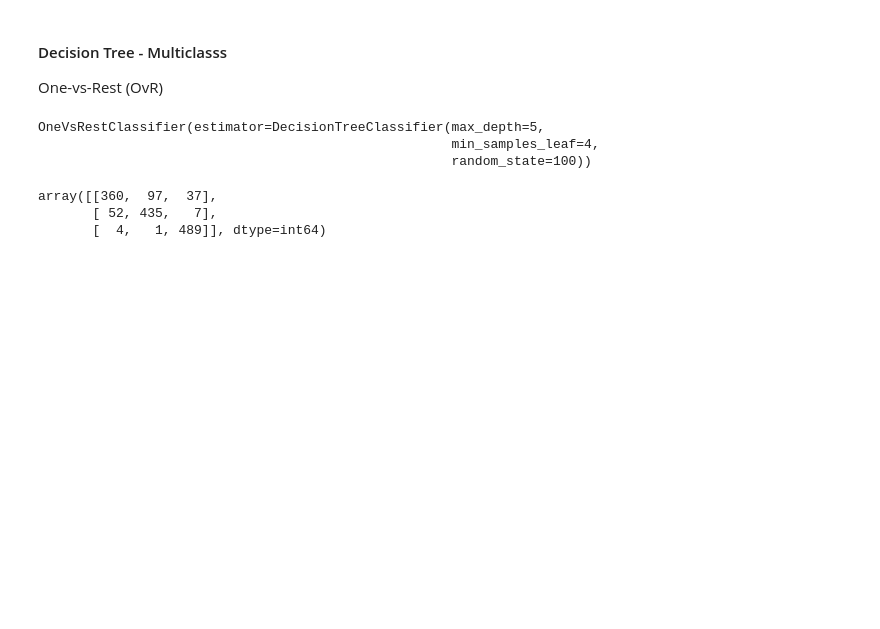
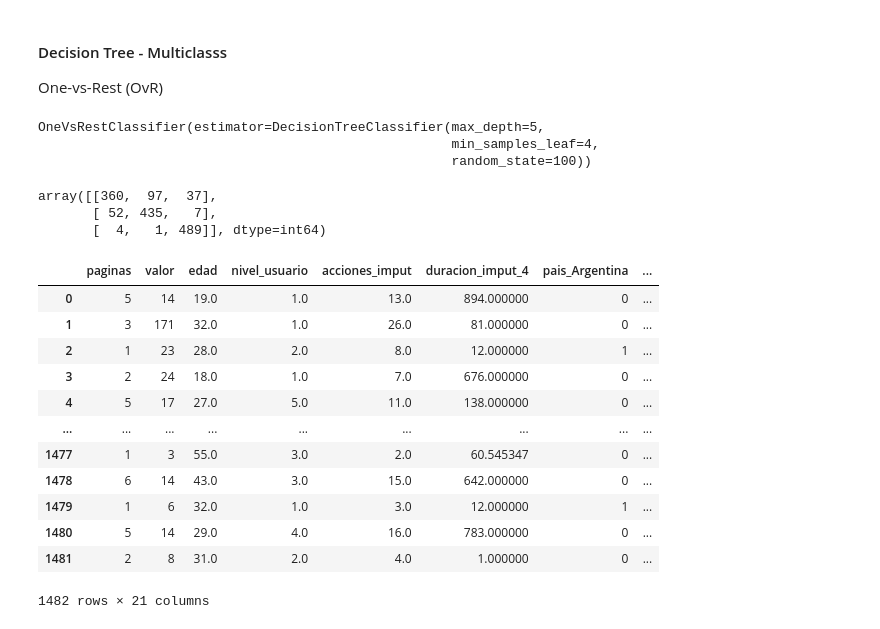
Before and after one commit to Lexar33/os-predict-app, a Jupyter notebook: notebooks/N2_BuildingScripts.ipynb, the cells around one changed output. Drawn from its saved outputs; the diff is of its cells as text; code cells hidden in the pictures; blank space fills up the shorter version.

```diff
--- a/notebooks/N2_BuildingScripts.ipynb
+++ b/notebooks/N2_BuildingScripts.ipynb
@@ -330,3 +330,19 @@ import pickle
 # Guardamos el modelo entrenado para usarlo en produccion
 filename = '../models/best_model.pkl'
 pickle.dump(ovr_model, open(filename, 'wb'))
+# %%
+X_train
+# %% [output]
+|  | paginas | valor | edad | nivel_usuario | acciones_imput | duracion_imput_4 | pais_Argentina | ... |
+| 0 | 5 | 14 | 19.0 | 1.0 | 13.0 | 894.000000 | 0 | ... |
+| 1 | 3 | 171 | 32.0 | 1.0 | 26.0 | 81.000000 | 0 | ... |
+| 2 | 1 | 23 | 28.0 | 2.0 | 8.0 | 12.000000 | 1 | ... |
+| 3 | 2 | 24 | 18.0 | 1.0 | 7.0 | 676.000000 | 0 | ... |
+| 4 | 5 | 17 | 27.0 | 5.0 | 11.0 | 138.000000 | 0 | ... |
+| ... | ... | ... | ... | ... | ... | ... | ... | ... |
+| 1477 | 1 | 3 | 55.0 | 3.0 | 2.0 | 60.545347 | 0 | ... |
+| 1478 | 6 | 14 | 43.0 | 3.0 | 15.0 | 642.000000 | 0 | ... |
+| 1479 | 1 | 6 | 32.0 | 1.0 | 3.0 | 12.000000 | 1 | ... |
+| 1480 | 5 | 14 | 29.0 | 4.0 | 16.0 | 783.000000 | 0 | ... |
+| 1481 | 2 | 8 | 31.0 | 2.0 | 4.0 | 1.000000 | 0 | ... |
+1482 rows × 21 columns
```
Also changed, not shown: parts of 2 cells of this notebook, 11 other files.
